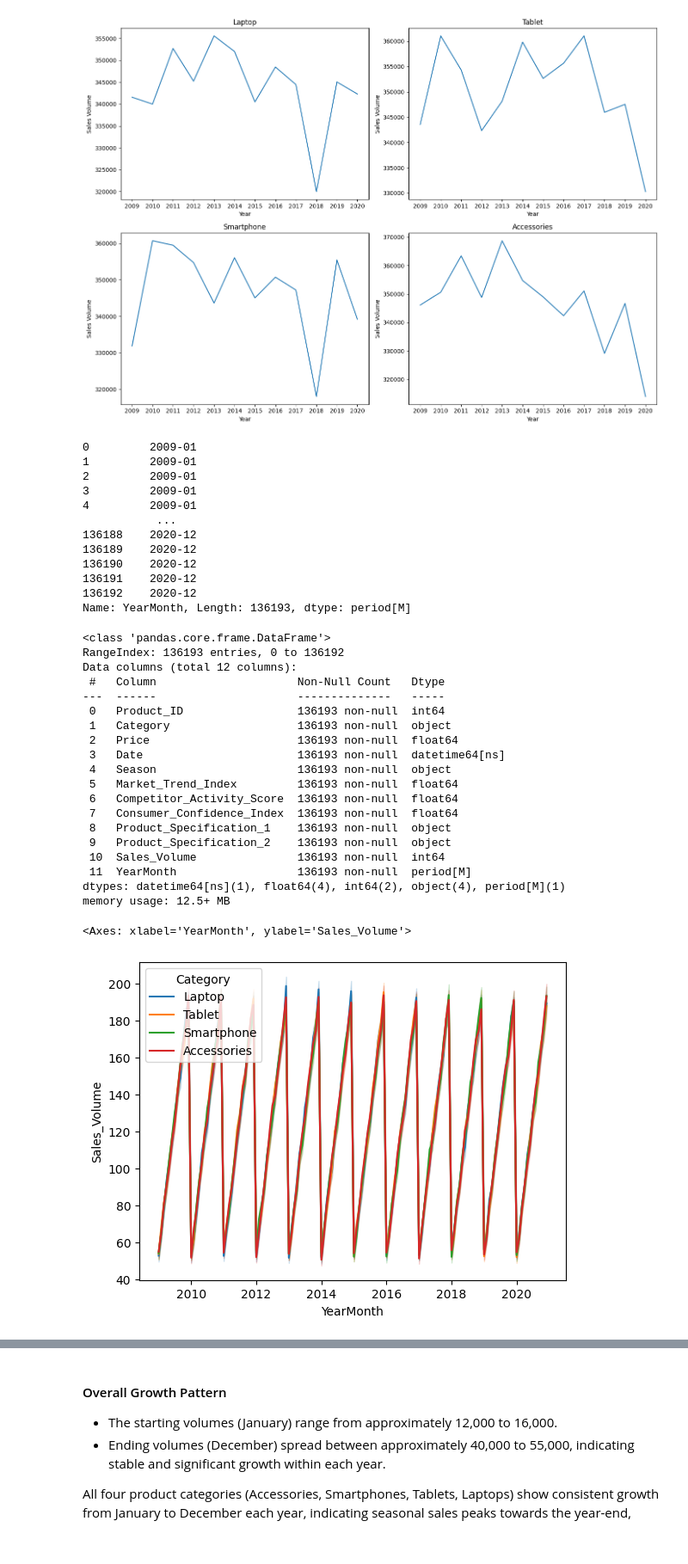
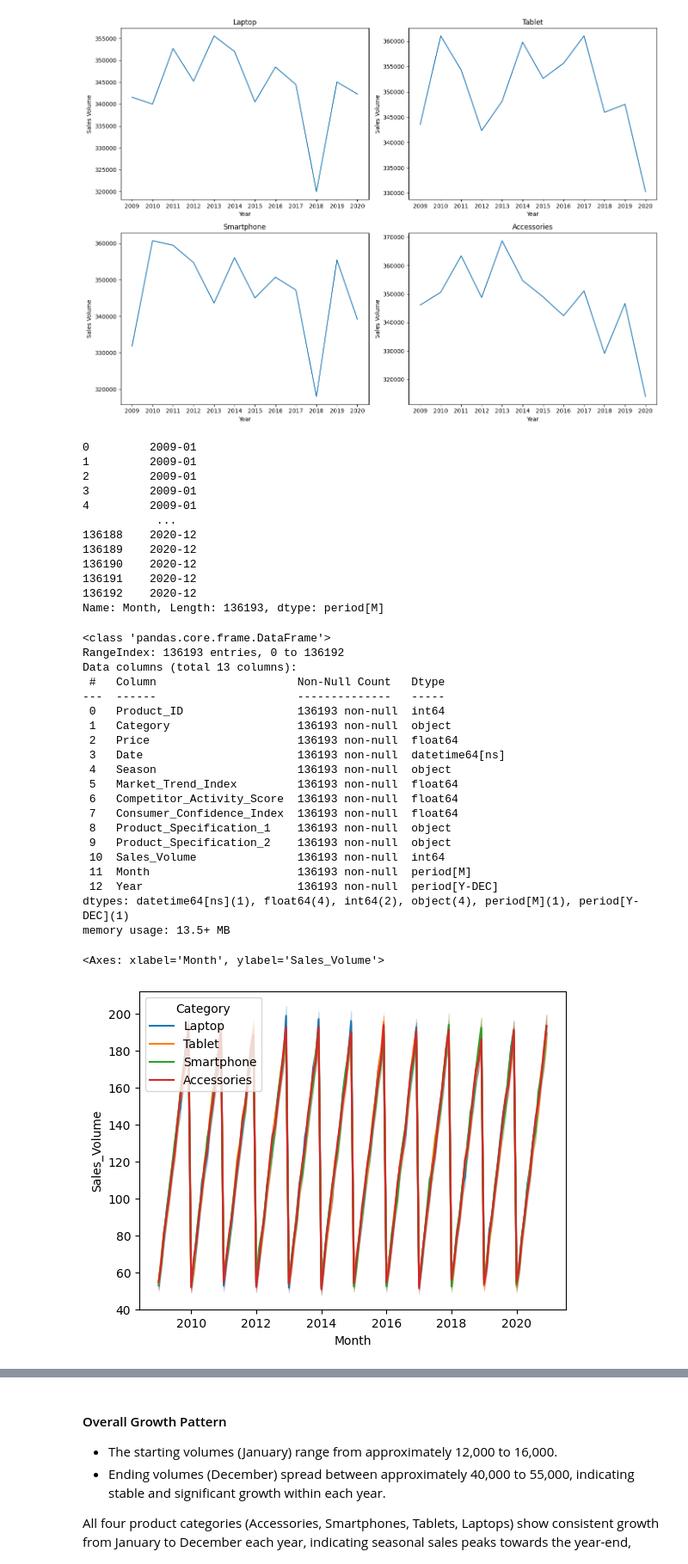
Before and after one commit to ayodejitoriola/ElectroTech_Forecasting, a Jupyter notebook: EDA/EDA.ipynb, the cells around one changed output, grey strips where cells are left out. Shown at 86% size. Drawn from its saved outputs; the diff is of its cells as text; code cells hidden in the pictures.

```diff
--- a/EDA/EDA.ipynb
+++ b/EDA/EDA.ipynb
@@ -88,7 +88,8 @@ data.describe()
 | max | 1694.000000 | 181.800000 | 2020-12-30 00:00:00 | 4.728391 | 4.661979 | 99.926291 | ... |
 | std | 200.341518 | 36.419229 | NaN | 1.009105 | 1.001551 | 14.733722 | ... |
 # %%
-data['YearMonth'] = pd.to_datetime(data['Date']).dt.to_period('M')
+data['Month'] = pd.to_datetime(data['Date']).dt.to_period('M')
+data['Year'] = pd.to_datetime(data['Date']).dt.to_period('Y')
 # %%
 data.head()
 # %% [output]
@@ -155,7 +156,7 @@ plt.show()
 # %% [output]
 [figure]
 # %%
-data["YearMonth"]
+data["Month"]
 # %% [output]
 0         2009-01
 1         2009-01
@@ -168,13 +169,13 @@ data["YearMonth"]
 136190    2020-12
 136191    2020-12
 136192    2020-12
-Name: YearMonth, Length: 136193, dtype: period[M]
+Name: Month, Length: 136193, dtype: period[M]
 # %%
 data.info()
 # %% [output]
 <class 'pandas.core.frame.DataFrame'>
 RangeIndex: 136193 entries, 0 to 136192
-Data columns (total 12 columns):
+Data columns (total 13 columns):
  #   Column                     Non-Null Count   Dtype
 ---  ------                     --------------   -----
  0   Product_ID                 136193 non-null  int64
@@ -188,16 +189,17 @@ Data columns (total 12 columns):
  8   Product_Specification_1    136193 non-null  object
  9   Product_Specification_2    136193 non-null  object
  10  Sales_Volume               136193 non-null  int64
- 11  YearMonth                  136193 non-null  period[M]
-dtypes: datetime64[ns](1), float64(4), int64(2), object(4), period[M](1)
-memory usage: 12.5+ MB
+ 11  Month                      136193 non-null  period[M]
+ 12  Year                       136193 non-null  period[Y-DEC]
+dtypes: datetime64[ns](1), float64(4), int64(2), object(4), period[M](1), period[Y-DEC](1)
+memory usage: 13.5+ MB
 # %%
-data['YearMonth'] = data['YearMonth'].dt.to_timestamp()
+data['Month'] = data['Month'].dt.to_timestamp()
 
-sns.lineplot(data=data, x='YearMonth', y='Sales_Volume', hue='Category')
+sns.lineplot(data=data, x='Month', y='Sales_Volume', hue='Category')
 # %% [output]
-<Axes: xlabel='YearMonth', ylabel='Sales_Volume'>
+<Axes: xlabel='Month', ylabel='Sales_Volume'>
-[figure, old version]
+[figure, new version]
 # %%
 from sklearn.preprocessing import OneHotEncoder, LabelEncoder
 
```
Also changed, not shown: parts of 15 cells of this notebook.
